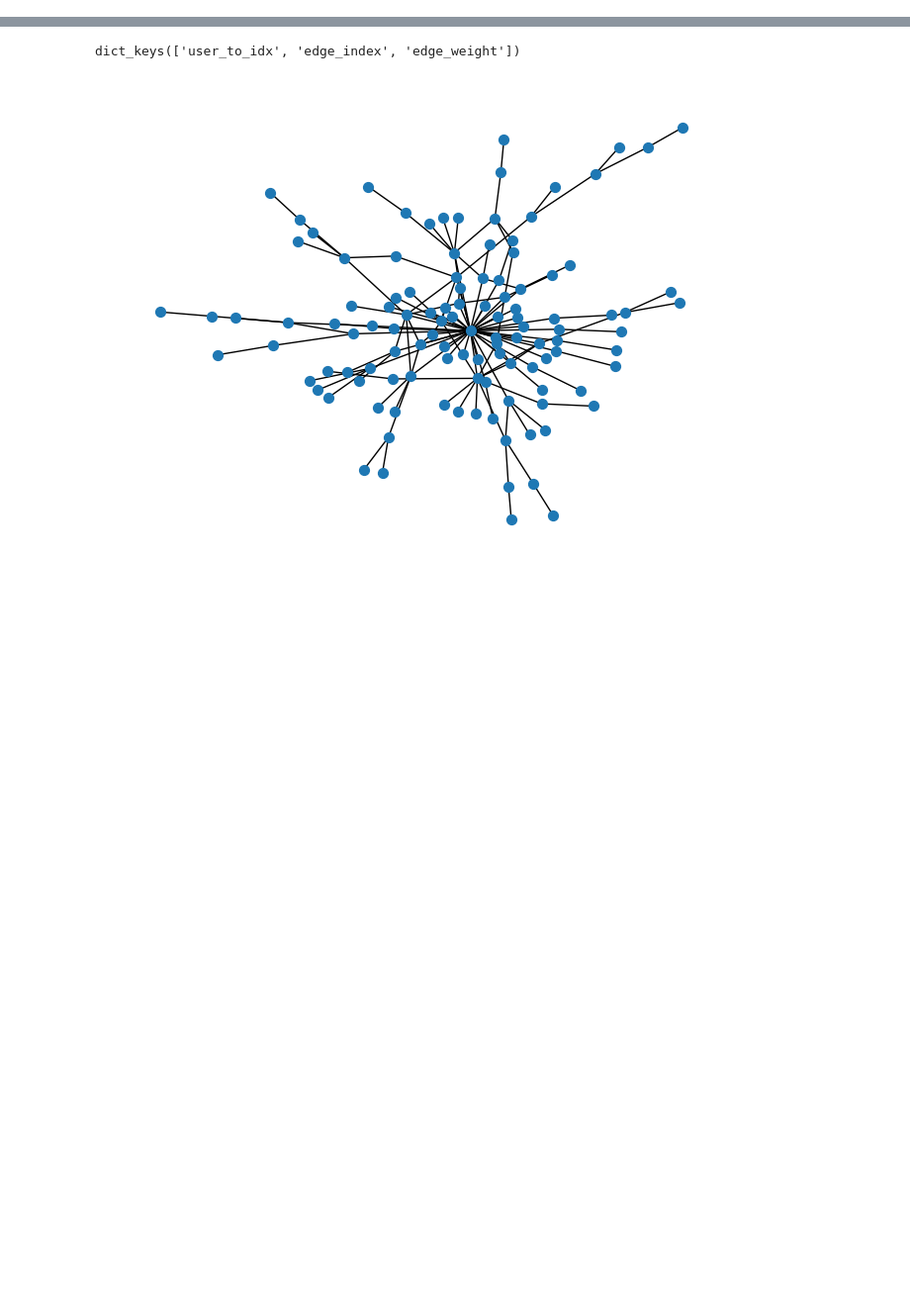
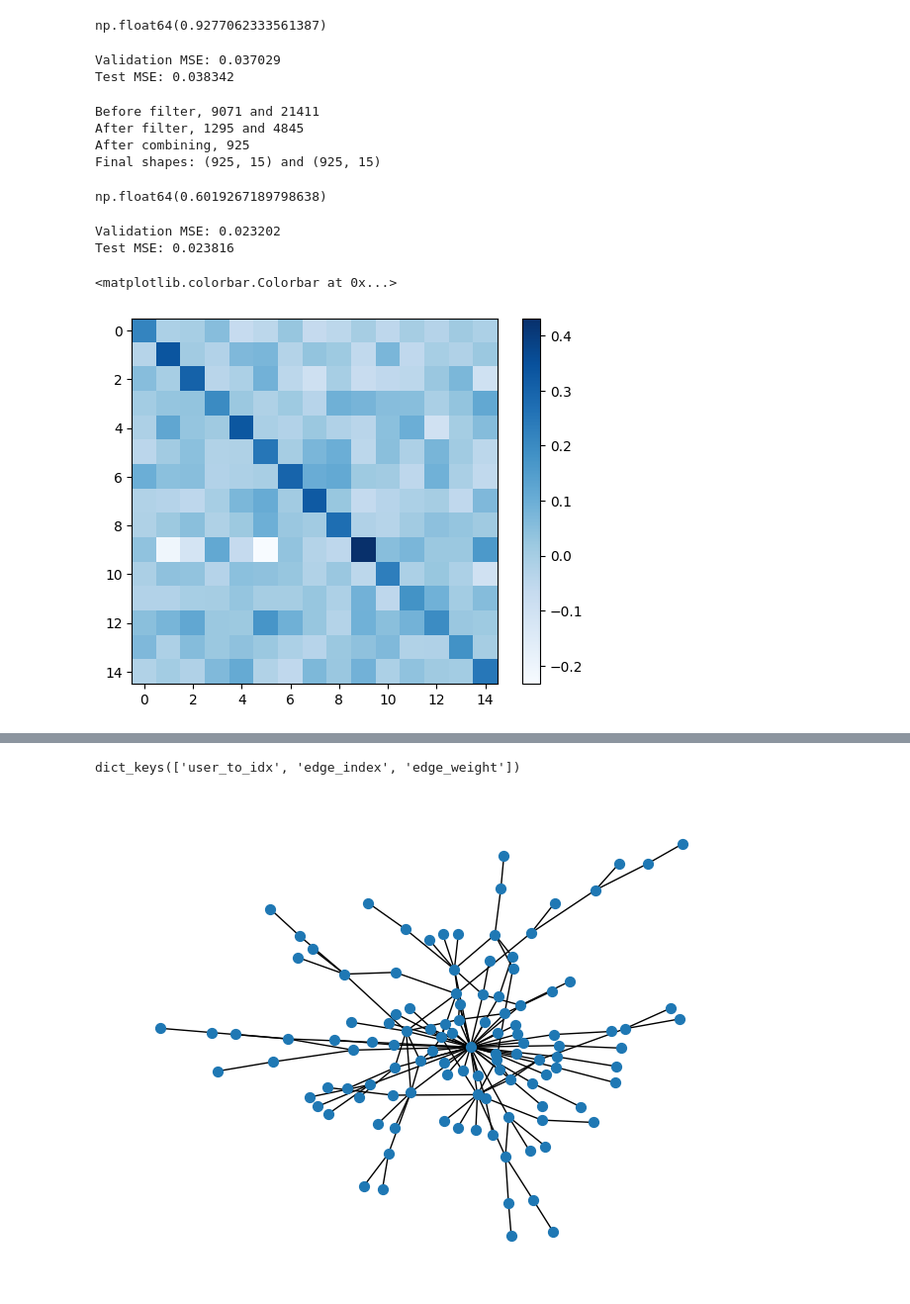
Before and after one commit to stmorse/sgg, a Jupyter notebook: src/link.ipynb, the cells around one changed output, grey strips where cells are left out. Shown: that part at 99% size. Saved outputs shown, nothing was run; the diff lists cells and outputs as text; code cells hidden in the pictures; blank space fills up the shorter version.

```diff
--- a/src/link.ipynb
+++ b/src/link.ipynb
@@ -11,0 +188,34 @@ from utils import read_file
+# %%
+def filter_features(features_csv_1, features_csv_2, min_posts=10, random_state=42):
+    np.random.seed(random_state)
+
+    # Load CSVs
+    df1 = pd.read_csv(features_csv_1)
+    df2 = pd.read_csv(features_csv_2)
+    print(f'Before filter, {len(df1)} and {len(df2)}')
+
+    # Calculate total posts for each CSV
+    df1['total_posts'] = df1.drop(columns=['author']).sum(axis=1)
+    df2['total_posts'] = df2.drop(columns=['author']).sum(axis=1)
+
+    # Filter authors with at least min_posts in both CSVs
+    active_authors_1 = set(df1[df1['total_posts'] >= min_posts]['author'])
+    active_authors_2 = set(df2[df2['total_posts'] >= min_posts]['author'])
+    print(f'After filter, {len(active_authors_1)} and {len(active_authors_2)}')
+    common_authors = active_authors_1 & active_authors_2
+    print(f'After combining, {len(common_authors)}')
+
+    # Filter both dataframes to include only common authors
+    df1_filtered = df1[df1['author'].isin(common_authors)].sort_values(by='author')
+    df2_filtered = df2[df2['author'].isin(common_authors)].sort_values(by='author')
+
+    # Convert filtered dataframes to ndarray (excluding 'author' and 'total_posts' columns)
+    arr1 = df1_filtered.drop(columns=['author', 'total_posts']).values
+    arr2 = df2_filtered.drop(columns=['author', 'total_posts']).values
+
+    # Perform L2-normalization row-wise
+    arr1 = arr1 / np.linalg.norm(arr1, axis=1, keepdims=True)
+    arr2 = arr2 / np.linalg.norm(arr2, axis=1, keepdims=True)
+    print(f'Final shapes: {arr1.shape} and {arr2.shape}')
+
+    return arr1, arr2
@@ -11,0 +259,35 @@ from utils import read_file
+# %%
+np.mean(np.linalg.norm(f0 - f1, axis=1)**2)
+# %% [output]
+np.float64(0.9277062333561387)
+# %%
+model, mse_val, splits = linreg_baseline(f0, f1)
+# %% [output]
+Validation MSE: 0.037029
+Test MSE: 0.038342
+# %%
+f0_filtered, f1_filtered = filter_features(
+    os.path.join(basepath, 'users/user_counts_2007.csv'),
+    os.path.join(basepath, 'users/user_counts_2008.csv'),
+    min_posts=10,
+)
+# %% [output]
+Before filter, 9071 and 21411
+After filter, 1295 and 4845
+After combining, 925
+Final shapes: (925, 15) and (925, 15)
+# %%
+np.mean(np.linalg.norm(f0_filtered - f1_filtered, axis=1)**2)
+# %% [output]
+np.float64(0.6019267189798638)
+# %%
+model, mse_val, splits = linreg_baseline(f0_filtered, f1_filtered)
+# %% [output]
+Validation MSE: 0.023202
+Test MSE: 0.023816
+# %%
+cb = plt.imshow(model.coef_, cmap='Blues')
+plt.colorbar(cb)
+# %% [output]
+<matplotlib.colorbar.Colorbar at 0x...>
+[figure, added]
```
Also changed, not shown: parts of 25 cells of this notebook, 8 other files.
